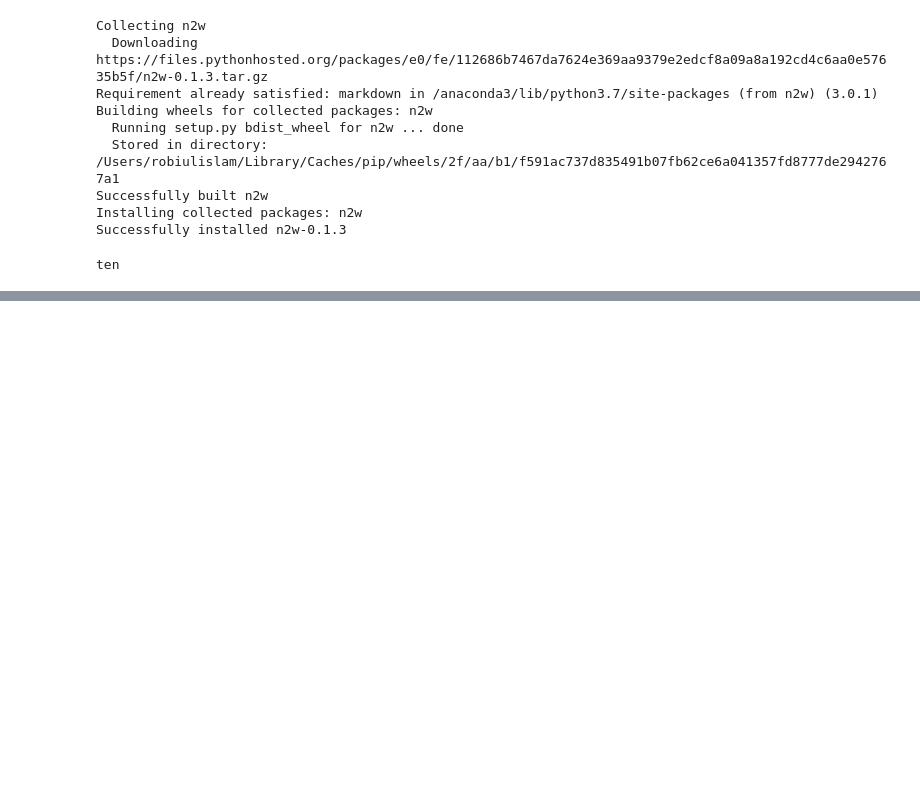
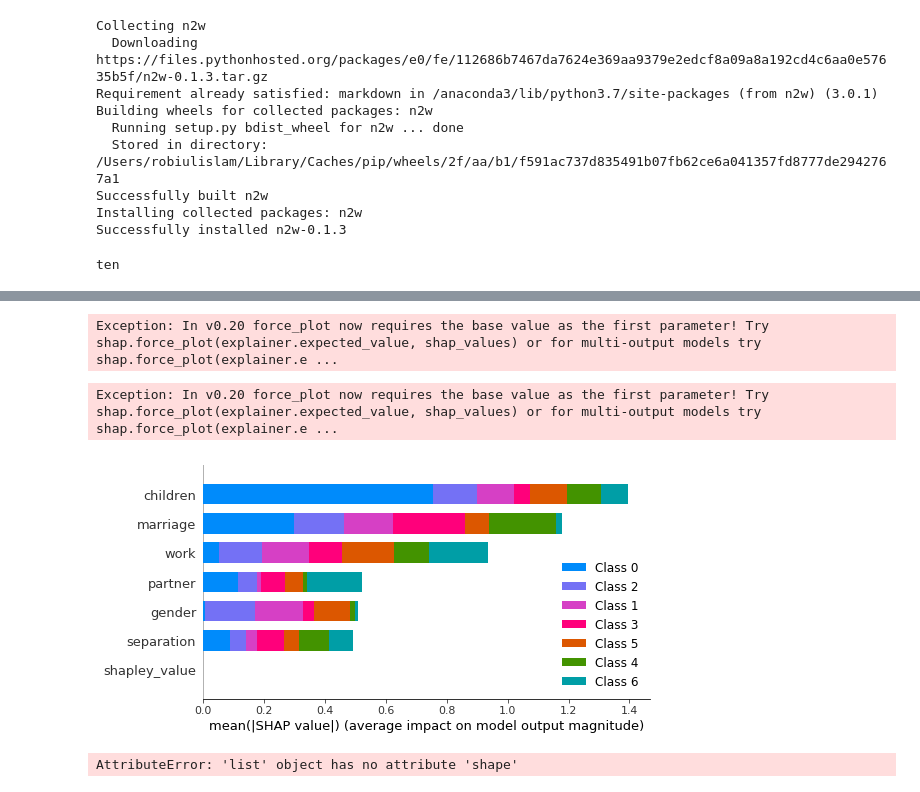
Before and after one commit to connect2robiul/DL_DemographicStudies, a Jupyter notebook: Course Work.ipynb, the cells around one changed output, grey strips where cells are left out. Saved outputs shown, nothing was run; the diff lists cells and outputs as text; code cells hidden in the pictures; blank space fills up the shorter version.

```diff
--- a/Course Work.ipynb
+++ b/Course Work.ipynb
@@ -642,0 +1012,7 @@ ten
+# %%
+gs = GridSearchCV(xgb_model, {"model__max_depth": [5, 10],
+                              "model__min_child_weight": [5, 10],
+                              "model__n_estimators": [25]},
+                  n_jobs=-1, cv=5, scoring="accuracy")
+
+gs.fit(X_train, y_train)
@@ -642,0 +1031,5 @@ ten
+# %%
+print(gs.best_params_)
+print(gs.best_score_)
+xgb_model.set_params(**gs.best_params_)
+xgb_model.fit(X_train, y_train)
@@ -642,0 +1120,5 @@ ten
+# %%
+explainer = shap.TreeExplainer(xgb_model.named_steps["model"])
+# %%
+observations = xgb_model.named_steps["preprocessor"].transform(X_train.sample(1000, random_state=42))
+shap_values = explainer.shap_values(observations)
@@ -642,0 +1147,19 @@ ten
+# %%
+shap.force_plot(explainer.expected_value, shap_values[0], X_train)
+# %% [output]
+Exception: In v0.20 force_plot now requires the base value as the first parameter! Try shap.force_plot(explainer.expected_value, shap_values) or for multi-output models try shap.force_plot(explainer.e ...
+# %%
+i = 0
+# shap.force_plot(explainer.expected_value, shap_values[i],
+#                 features=observations[i], feature_names=num_features)
+shap.force_plot(explainer.expected_value, shap_values[i],observations[i],num_features)
+# %% [output]
+Exception: In v0.20 force_plot now requires the base value as the first parameter! Try shap.force_plot(explainer.expected_value, shap_values) or for multi-output models try shap.force_plot(explainer.e ...
+# %%
+shap.summary_plot(shap_values, features=observations, feature_names=num_features)
+# %% [output]
+[figure, added]
+# %%
+shap.dependence_plot("children", shap_values, X_train)
+# %% [output]
+AttributeError: 'list' object has no attribute 'shape'
```
Also changed, not shown: parts of 64 cells of this notebook.
